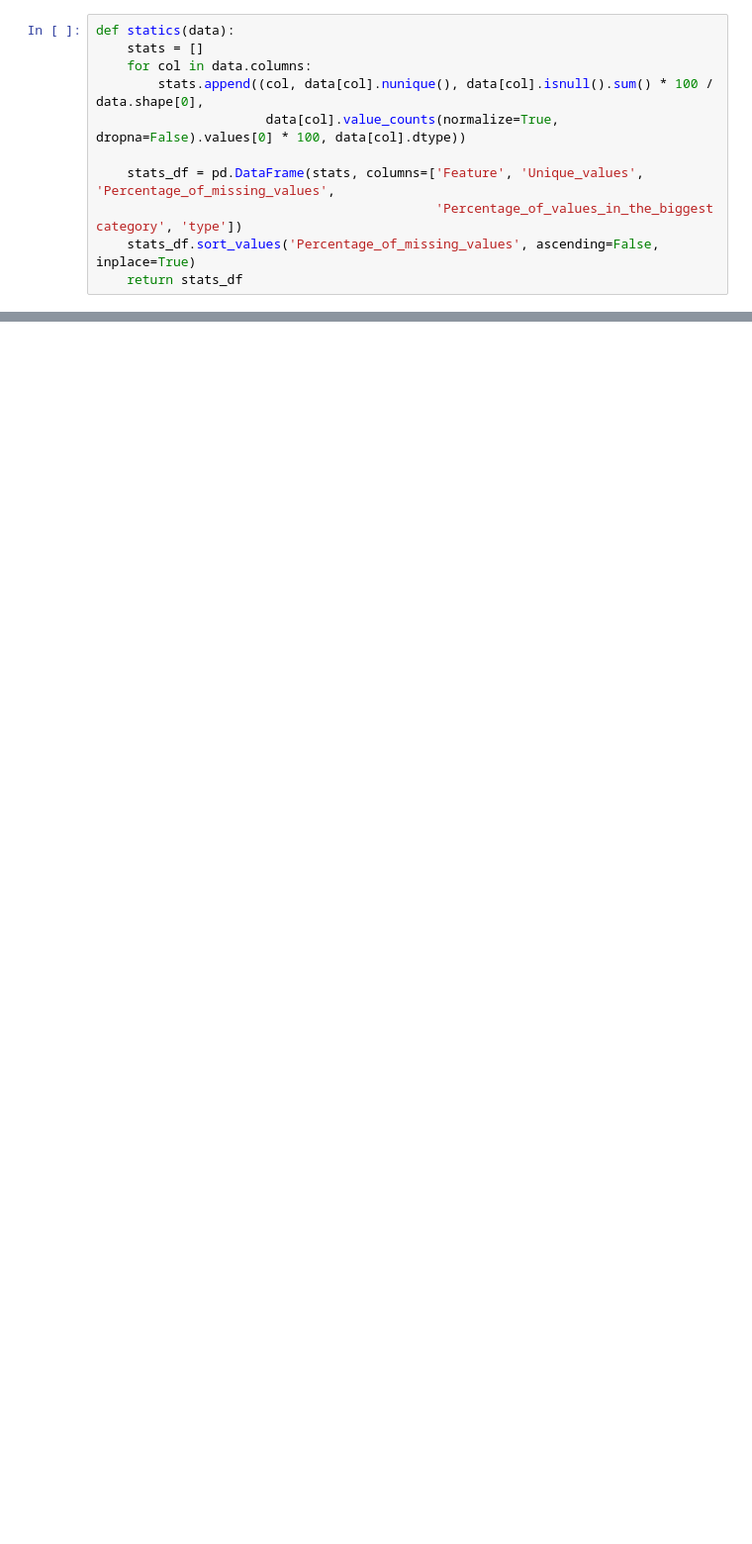
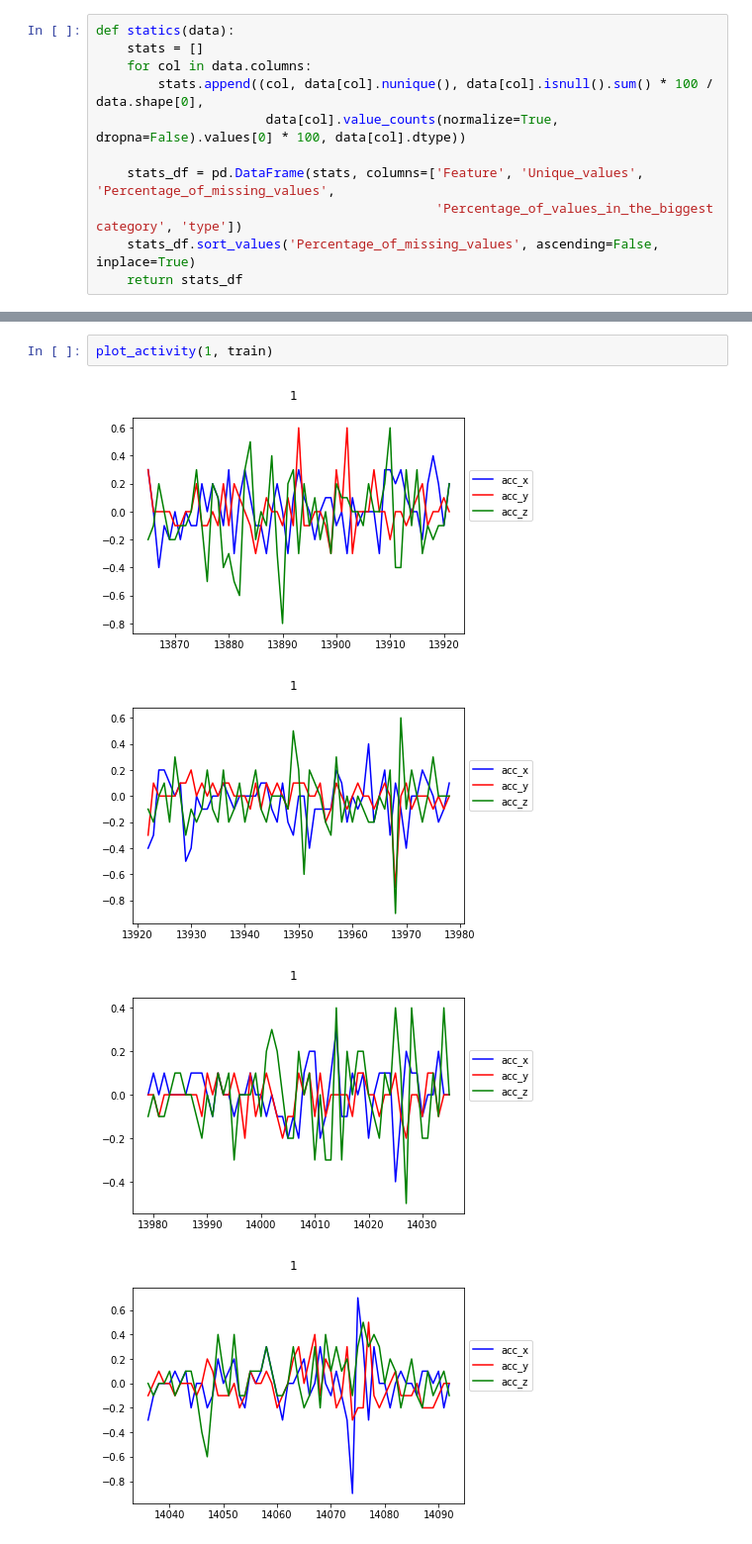
Before and after one commit to BruceDGit/Cellphone-Behavior, a Jupyter notebook: EDA.ipynb, the cells around one changed output, grey strips where cells are left out. Shown at 99% size. Saved outputs shown, nothing was run; the diff lists cells and outputs as text; blank space fills up the shorter version.

```diff
--- a/EDA.ipynb
+++ b/EDA.ipynb
@@ -82,0 +138,7 @@ train_stats_df
+# %%
+plot_activity(1, train)
+# %% [output]
+[figure, added]
+[figure, added]
+[figure, added]
+[figure, added]
```
Also changed, not shown: parts of 31 cells of this notebook.
